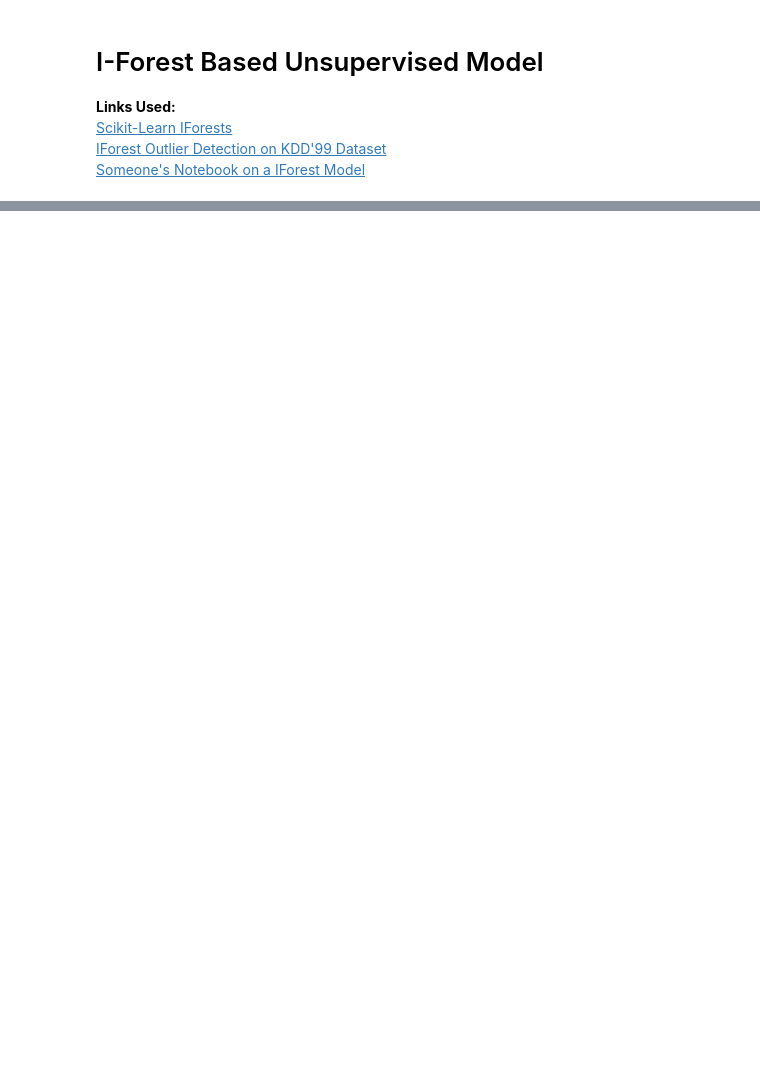
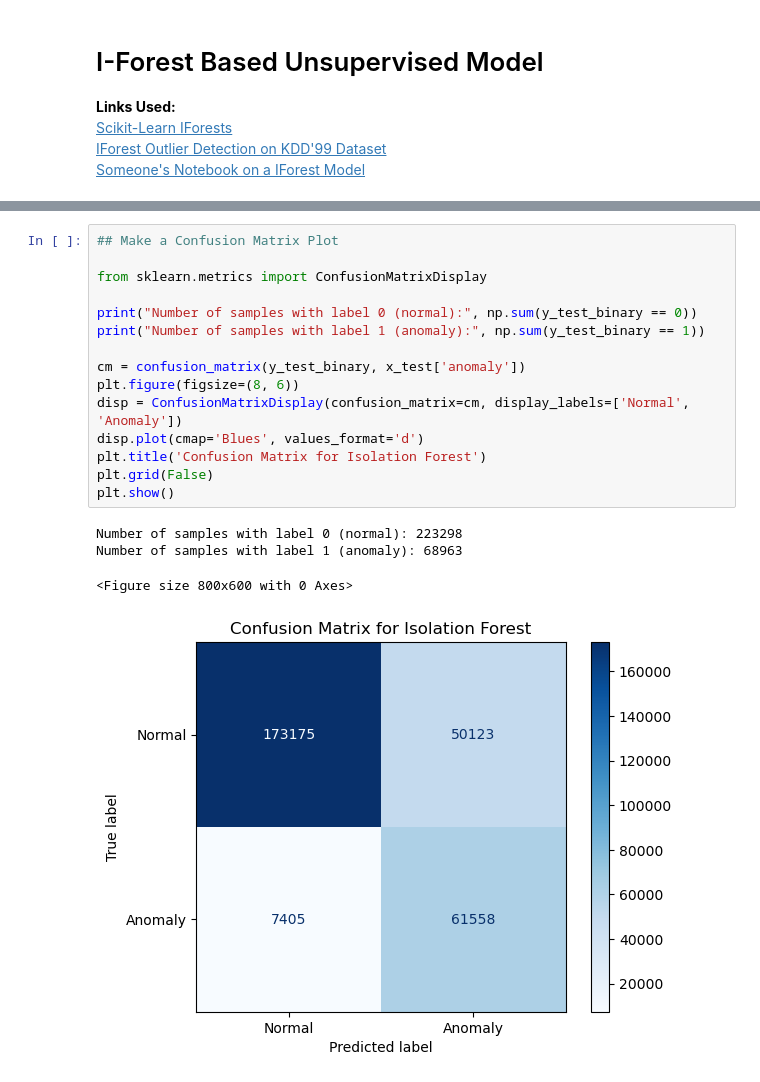
Before and after one commit to ArtWz/Group_Project_ML, a Jupyter notebook: KDD_IForest.ipynb, the cells around one changed output, grey strips where cells are left out. Cells and saved outputs as stored; diff of their text form; blank space fills up the shorter version.

```diff
--- a/KDD_IForest.ipynb
+++ b/KDD_IForest.ipynb
@@ -217,0 +225,20 @@ Root Mean Squared Error (RMSE): 0.6371416967980182
+# %%
+## Make a Confusion Matrix Plot
+
+from sklearn.metrics import ConfusionMatrixDisplay
+
+print("Number of samples with label 0 (normal):", np.sum(y_test_binary == 0))
+print("Number of samples with label 1 (anomaly):", np.sum(y_test_binary == 1))
+
+cm = confusion_matrix(y_test_binary, x_test['anomaly'])
+plt.figure(figsize=(8, 6))
+disp = ConfusionMatrixDisplay(confusion_matrix=cm, display_labels=['Normal', 'Anomaly'])
+disp.plot(cmap='Blues', values_format='d')
+plt.title('Confusion Matrix for Isolation Forest')
+plt.grid(False)
+plt.show()
+# %% [output]
+Number of samples with label 0 (normal): 223298
+Number of samples with label 1 (anomaly): 68963
+<Figure size 800x600 with 0 Axes>
+[figure, added]
```
Also changed, not shown: parts of 10 cells of this notebook, 2 other files.
